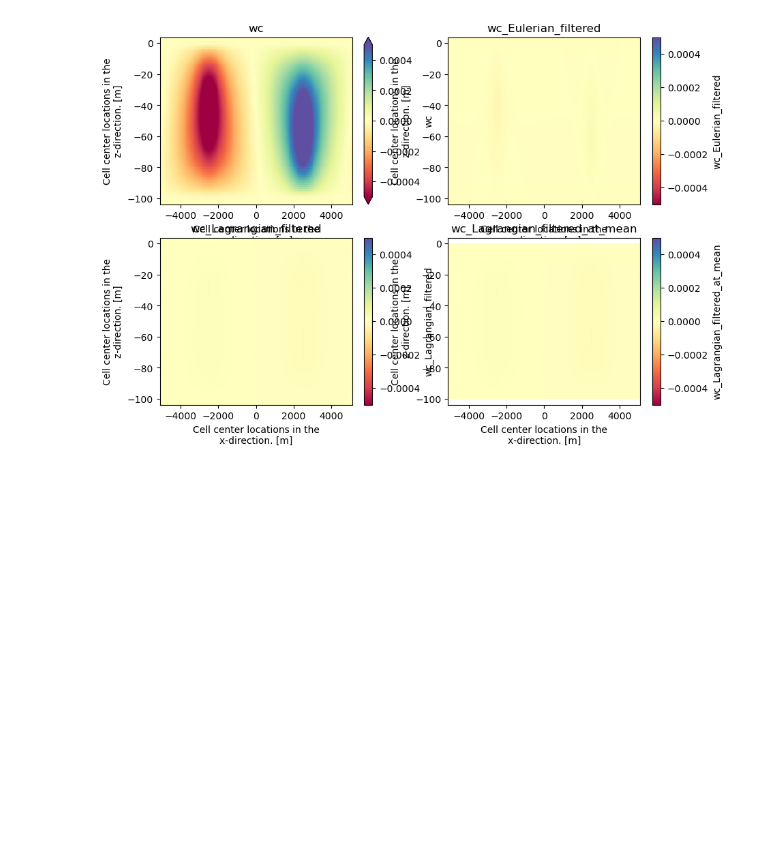
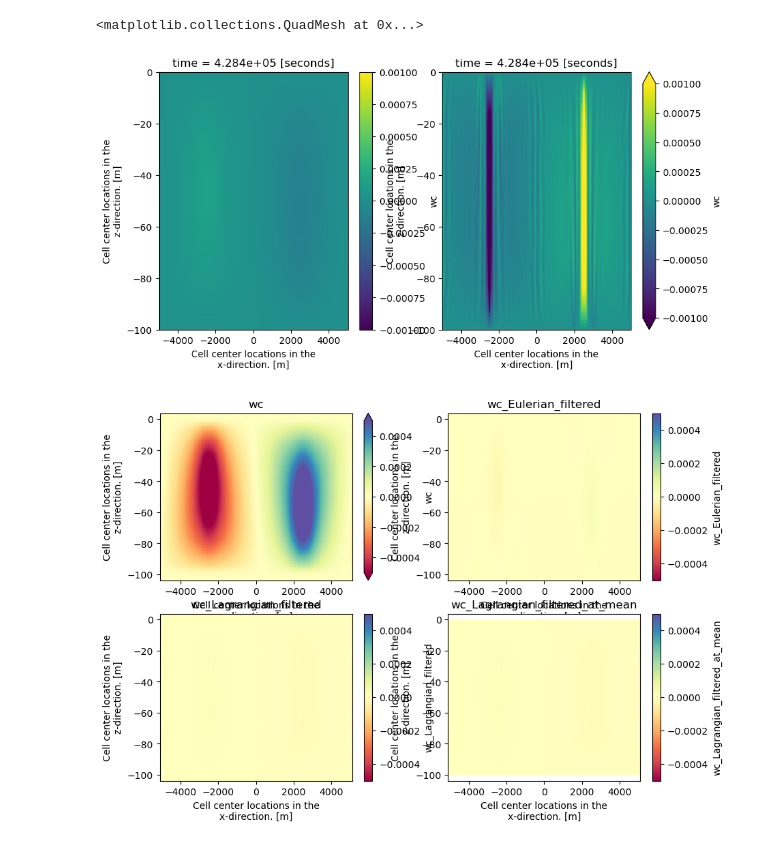
Before and after one commit to loisbaker/OceananigansLagrangianFilter.jl, a Jupyter notebook: examples/python_notebook.ipynb, the cells around one changed output. Drawn from its saved outputs; the diff is of its cells as text; code cells hidden in the pictures; blank space fills up the shorter version.

```diff
--- a/examples/python_notebook.ipynb
+++ b/examples/python_notebook.ipynb
@@ -5,3 +19,10 @@ import numpy as np
+# %%
+fig, ax = plt.subplots(1,2, figsize=(10,5))
+ds2.wc[-2,:,:].plot(ax=ax[0],vmin = -0.001, vmax=0.001)
+(ds2.wc[-2,:,:]-ds1.wc[-2,:,:]).plot(ax=ax[1],vmin = -0.001, vmax=0.001)
+# %% [output]
+<matplotlib.collections.QuadMesh at 0x...>
+[figure, added]
 # %%
 ds = xr.open_dataset("combined_output.nc",decode_times=False)
 # %%
```
Also changed, not shown: parts of 3 cells of this notebook, 10 other files.
